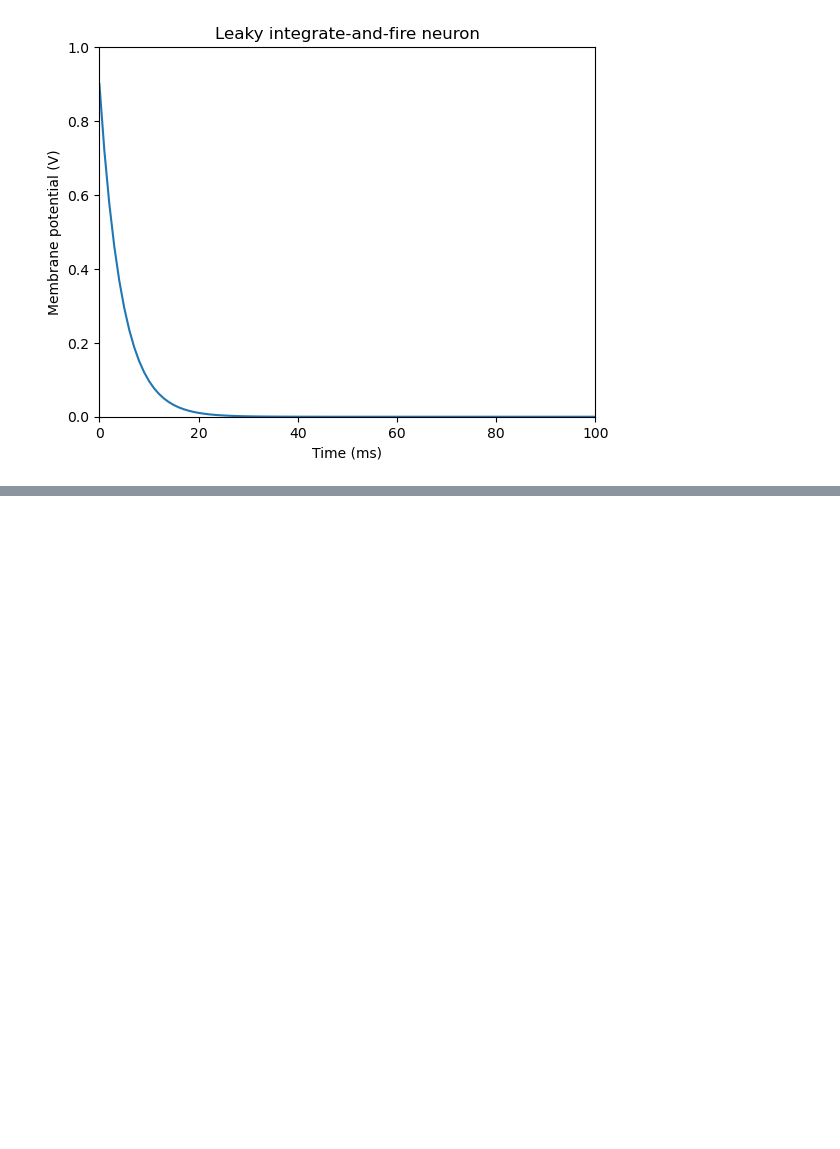
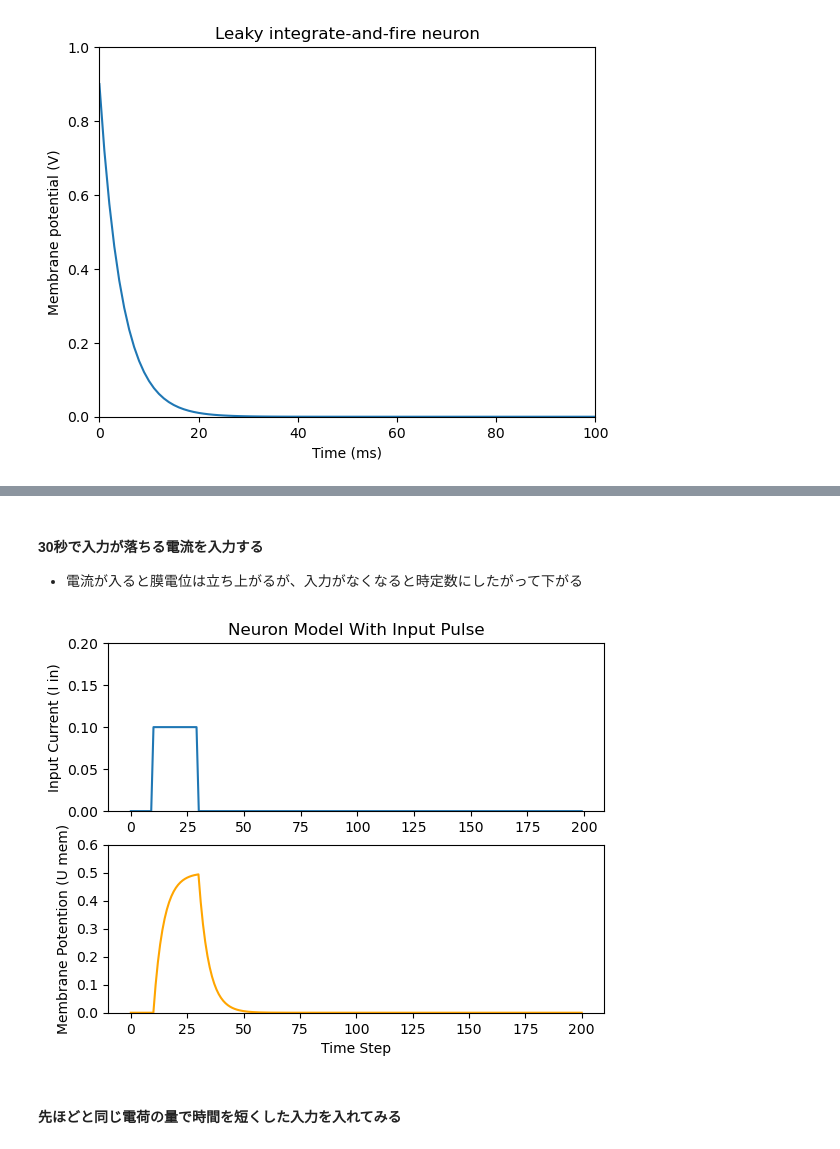
Before and after one commit to maoya23/deep-learning, a Jupyter notebook: SpikingNeuralnetrowk/FireNeuron.ipynb, the cells around one changed output, grey strips where cells are left out. Cells and saved outputs as stored; diff of their text form; code cells hidden in the pictures; blank space fills up the shorter version.

```diff
--- a/SpikingNeuralnetrowk/FireNeuron.ipynb
+++ b/SpikingNeuralnetrowk/FireNeuron.ipynb
@@ -87,0 +322,32 @@ plt.show()
+# %%
+cur_in1 = torch.cat((torch.zeros(10),torch.ones(20)*(0.1),torch.zeros(170)),0)
+mem=torch.zeros(1)
+spk_out=torch.zeros(1)
+mem_rec1=[mem]#初期値を0にしたリストを作成
+# %%
+for step in range(num_steps):
+    spk_out,mem=lif1(cur_in1[step],mem)
+    mem_rec1.append(mem)
+mem_rec1=torch.stack(mem_rec1)
+# %% [markdown]
+#### 30秒で入力が落ちる電流を入力する
+- 電流が入ると膜電位は立ち上がるが、入力がなくなると時定数にしたがって下がる
+# %%
+plt.figure()
+
+plt.subplot(2,1,1)
+plt.title('Neuron Model With Input Pulse')
+plt.plot(cur_in1)
+plt.ylim(0,0.20)
+plt.ylabel('Input Current (I in)')
+
+plt.subplot(2,1,2)
+plt.plot(mem_rec1,color='orange')
+plt.ylim(0,0.600)
+plt.xlabel('Time Step')
+plt.ylabel('Membrane Potention (U mem)')
+plt.show()
+# %% [output]
+[figure, added]
+# %% [markdown]
+#### 先ほどと同じ電荷の量で時間を短くした入力を入れてみる
```
Also changed, not shown: parts of 39 cells of this notebook, 4 other files.
